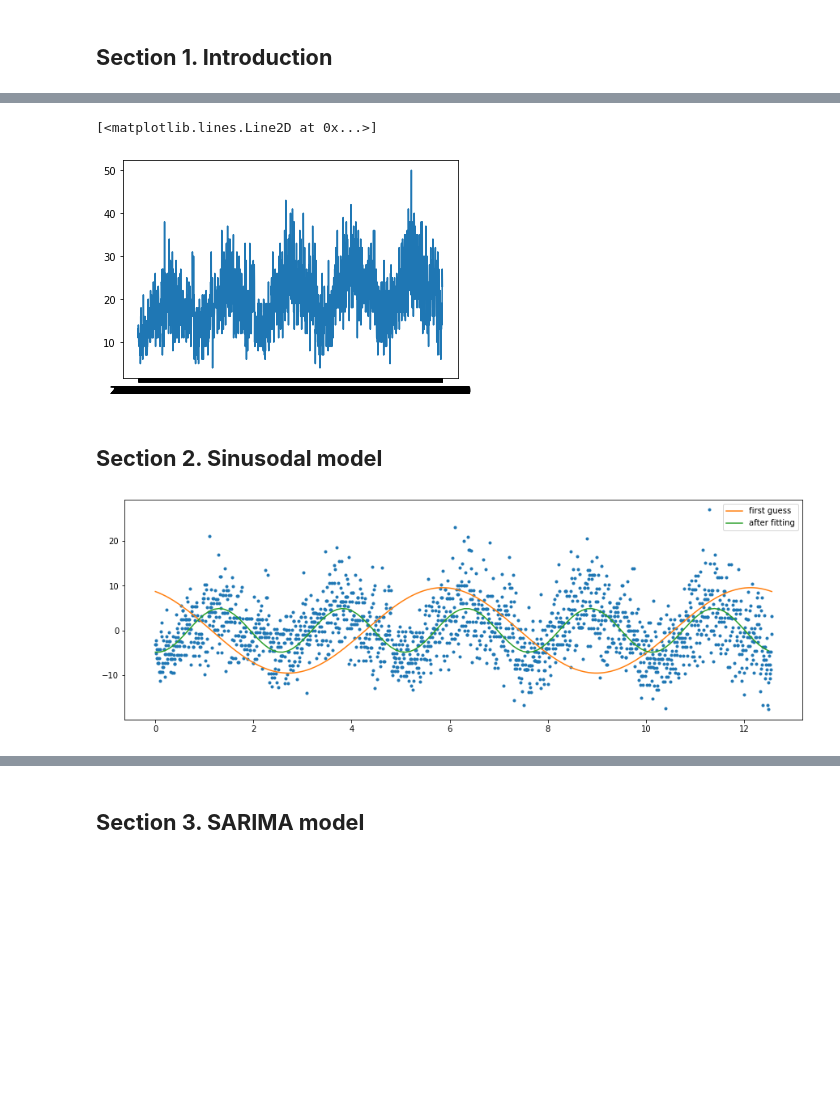
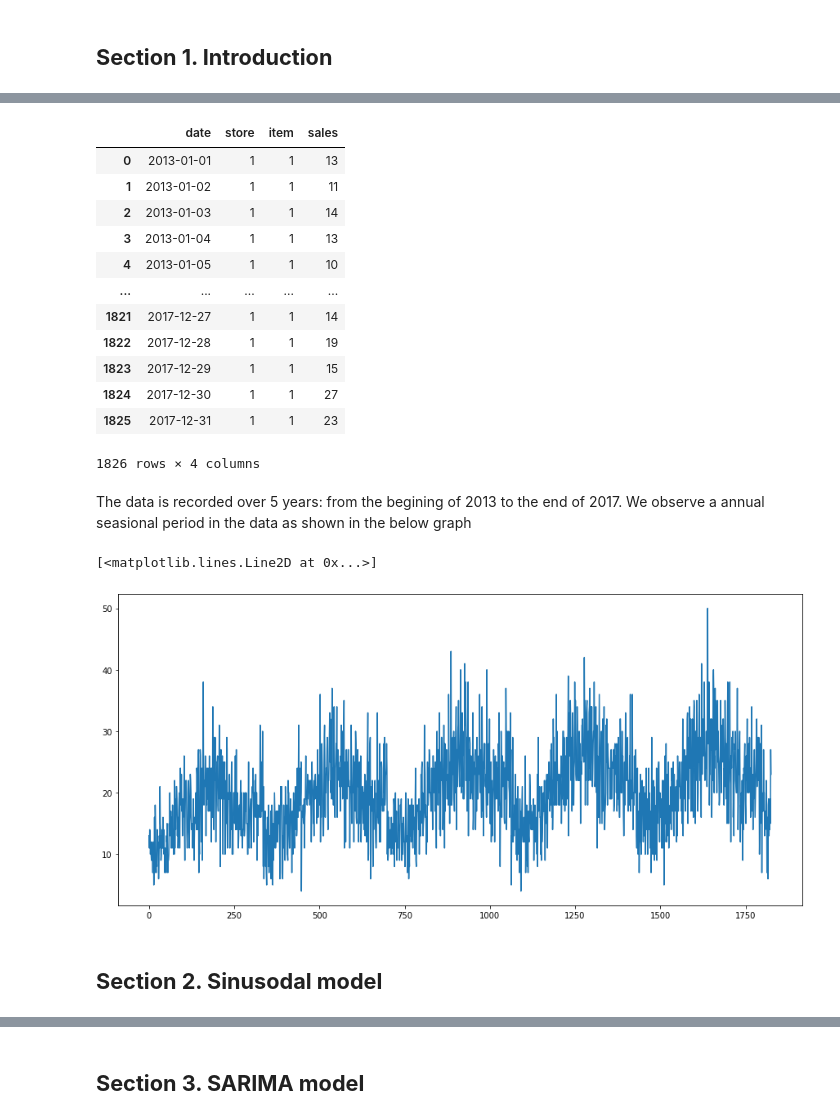
Before and after one commit to sangttruong/hybcast, a Jupyter notebook: main.ipynb, the cells around one changed output, grey strips where cells are left out. Drawn from its saved outputs; the diff is of its cells as text; code cells hidden in the pictures; blank space fills up the shorter version.

```diff
--- a/main.ipynb
+++ b/main.ipynb
@@ -41,45 +39,30 @@ Drive already mounted at /content/gdrive; to attempt to forcibly remount, call d
 # %%
 raw = pd.read_csv(path + 'train.csv')
 raw11 = raw[(raw.store == 1) & (raw.item == 1) ]
-plt.plot(raw11['date'], raw11['sales'])
+raw11
 # %% [output]
+|  | date | store | item | sales |
+| 0 | 2013-01-01 | 1 | 1 | 13 |
+| 1 | 2013-01-02 | 1 | 1 | 11 |
+| 2 | 2013-01-03 | 1 | 1 | 14 |
+| 3 | 2013-01-04 | 1 | 1 | 13 |
+| 4 | 2013-01-05 | 1 | 1 | 10 |
+| ... | ... | ... | ... | ... |
+| 1821 | 2017-12-27 | 1 | 1 | 14 |
+| 1822 | 2017-12-28 | 1 | 1 | 19 |
+| 1823 | 2017-12-29 | 1 | 1 | 15 |
+| 1824 | 2017-12-30 | 1 | 1 | 27 |
+| 1825 | 2017-12-31 | 1 | 1 | 23 |
-[<matplotlib.lines.Line2D at 0x...>]
+1826 rows × 4 columns
-[figure, removed]
+# %% [markdown]
+The data is recorded over 5 years: from the begining of 2013 to the end of 2017. We observe a annual seasional period in the data as shown in the below graph
+# %%
+plt.figure(figsize = (15,7))
+plt.plot(raw11['sales'])
+# %% [output]
+[<matplotlib.lines.Line2D at 0x...>]
+[figure, added]
 # %%
 data = raw11['sales'].values
 # %% [markdown]
 ## **Section 2. Sinusodal model**
-# %%
-N = len(data)
-t = np.linspace(0, 4*np.pi, N)
-
-guess_mean = np.mean(data)
-guess_std = 3*np.std(data)/(2**0.5)/(2**0.5)
-guess_phase = 2
-guess_freq = 2
-guess_amp = -5
-
-# we'll use this to plot our first estimate. This might already be good enough for you
-data_first_guess = guess_std*np.sin(t+guess_phase) + guess_mean
-
-# Define the function to optimize, in this case, we want to minimize the difference
-# between the actual data and our "guessed" parameters
-optimize_func = lambda x: x[0]*np.sin(x[1]*t+x[2]) + x[3] - data
-est_amp, est_freq, est_phase, est_mean = leastsq(optimize_func, [guess_amp, guess_freq, guess_phase, guess_mean])[0]
-
-# recreate the fitted curve using the optimized parameters
-data_fit = est_amp*np.sin(est_freq*t+est_phase) + est_mean
-
-# recreate the fitted curve using the optimized parameters
-
-fine_t = np.arange(0,max(t),0.1)
-data_fit=est_amp*np.sin(est_freq*fine_t+est_phase)+est_mean
-
-plt.figure(figsize=(15,5))
-plt.plot(t, data, '.')
-plt.plot(t, data_first_guess, label='first guess')
-plt.plot(fine_t, data_fit, label='after fitting')
-plt.legend()
-plt.show()
-# %% [output]
-[figure, removed]
```
Also changed, not shown: parts of 48 cells of this notebook.
